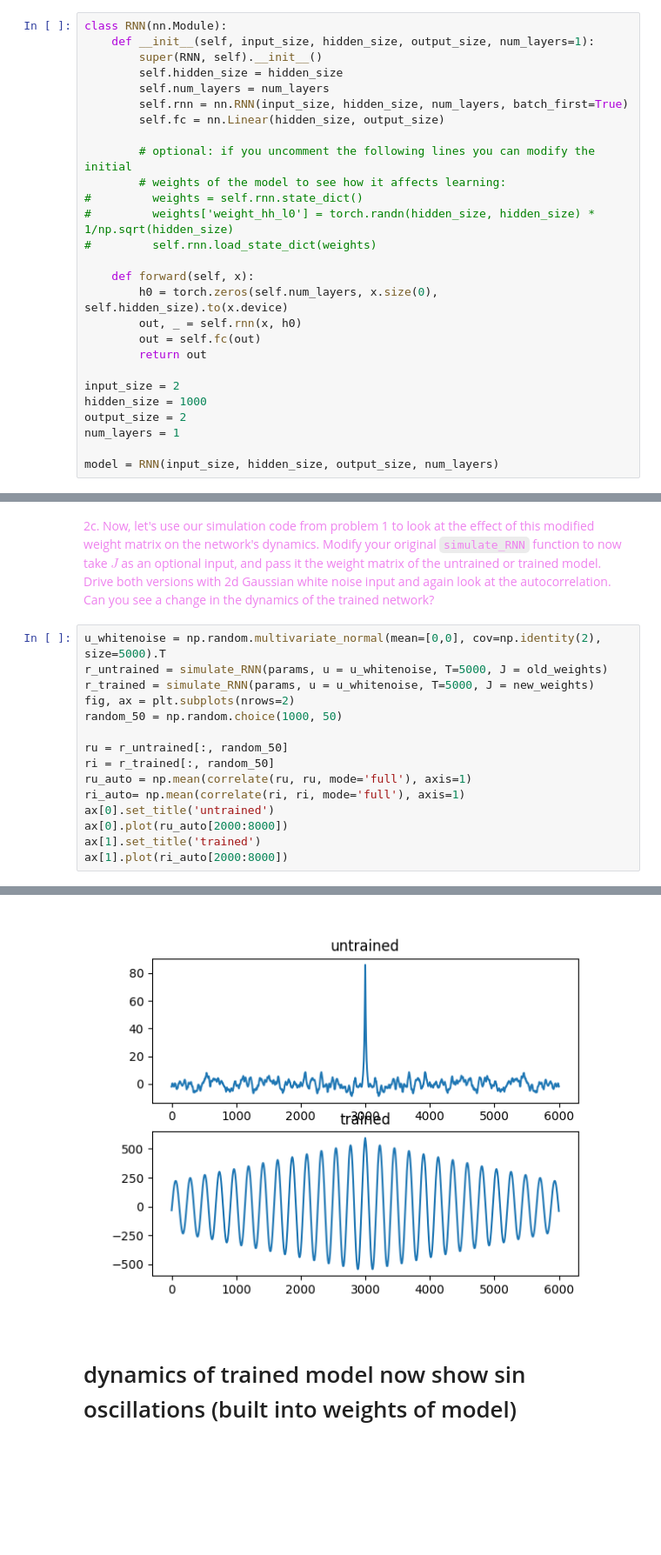
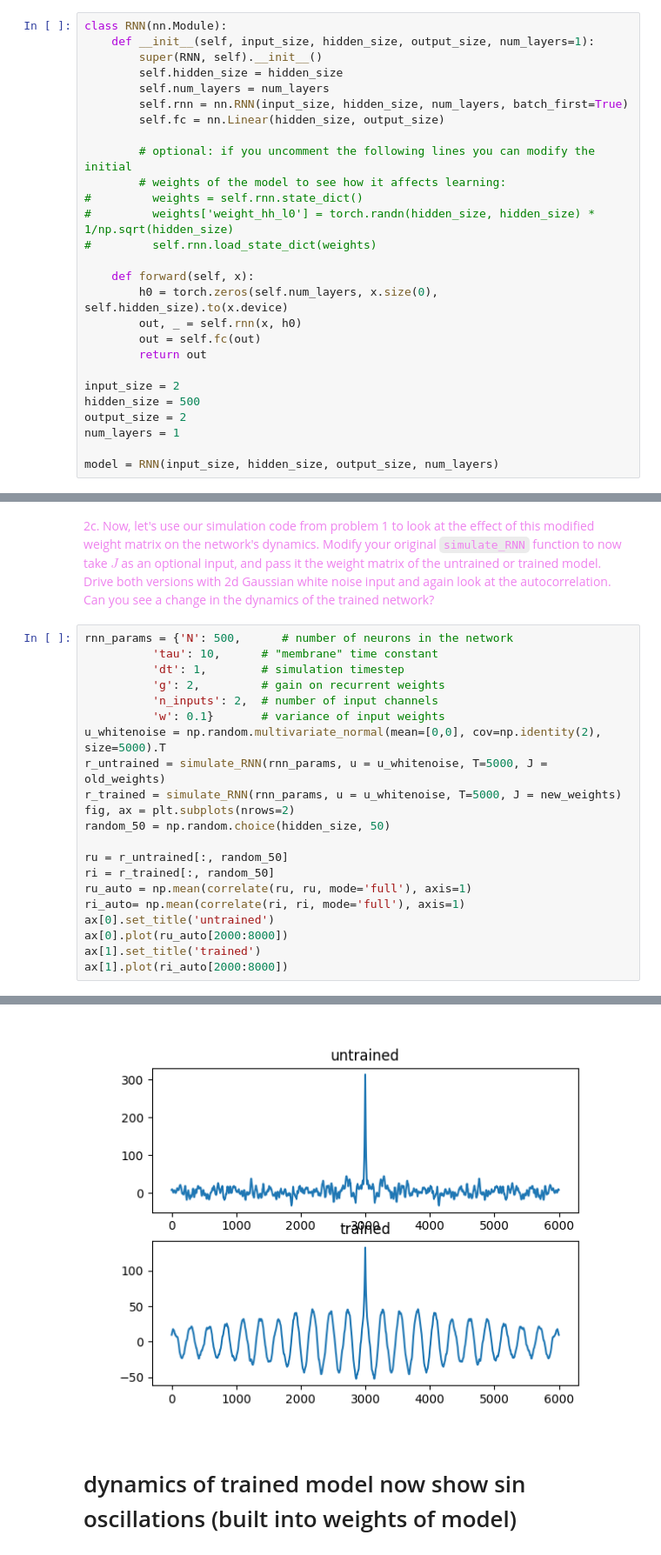
Before and after one commit to dbasrai/nuin443, a Jupyter notebook: problemSets/ps12_RNN_models-diya.ipynb, the cells around one changed output, grey strips where cells are left out. Shown at 87% size. Saved outputs shown, nothing was run; the diff lists cells and outputs as text; blank space fills up the shorter version.

```diff
--- a/problemSets/ps12_RNN_models-diya.ipynb
+++ b/problemSets/ps12_RNN_models-diya.ipynb
@@ -240,7 +243,7 @@ class RNN(nn.Module):
         return out
 
 input_size = 2
-hidden_size = 1000
+hidden_size = 500
 output_size = 2
 num_layers = 1
 
@@ -361,22 +363,28 @@ ax.legend()
 # %% [markdown]
 <font color=violet>2c. Now, let's use our simulation code from problem 1 to look at the effect of this modified weight matrix on the network's dynamics. Modify your original `simulate_RNN` function to now take $J$ as an optional input, and pass it the weight matrix of the untrained or trained model. Drive both versions with 2d Gaussian white noise input and again look at the autocorrelation. Can you see a change in the dynamics of the trained network?</font>
 # %%
+rnn_params = {'N': 500,      # number of neurons in the network
+          'tau': 10,      # "membrane" time constant
+          'dt': 1,        # simulation timestep
+          'g': 2,         # gain on recurrent weights
+          'n_inputs': 2,  # number of input channels
+          'w': 0.1}       # variance of input weights
 u_whitenoise = np.random.multivariate_normal(mean=[0,0], cov=np.identity(2), size=5000).T
-r_untrained = simulate_RNN(params, u = u_whitenoise, T=5000, J = old_weights)
-r_trained = simulate_RNN(params, u = u_whitenoise, T=5000, J = new_weights)
+r_untrained = simulate_RNN(rnn_params, u = u_whitenoise, T=5000, J = old_weights)
+r_trained = simulate_RNN(rnn_params, u = u_whitenoise, T=5000, J = new_weights)
 fig, ax = plt.subplots(nrows=2)
-random_50 = np.random.choice(1000, 50)
+random_50 = np.random.choice(hidden_size, 50)
 
 ru = r_untrained[:, random_50]
 ri = r_trained[:, random_50]
 ru_auto = np.mean(correlate(ru, ru, mode='full'), axis=1)
 ri_auto= np.mean(correlate(ri, ri, mode='full'), axis=1)
 ax[0].set_title('untrained')
 ax[0].plot(ru_auto[2000:8000])
 ax[1].set_title('trained')
 ax[1].plot(ri_auto[2000:8000])
 # %% [output]
 [<matplotlib.lines.Line2D at 0x...>]
-[figure, old version]
+[figure, new version]
 # %% [markdown]
 # dynamics of trained model now show sin oscillations (built into weights of model)
```
Also changed, not shown: parts of 7 cells of this notebook.
